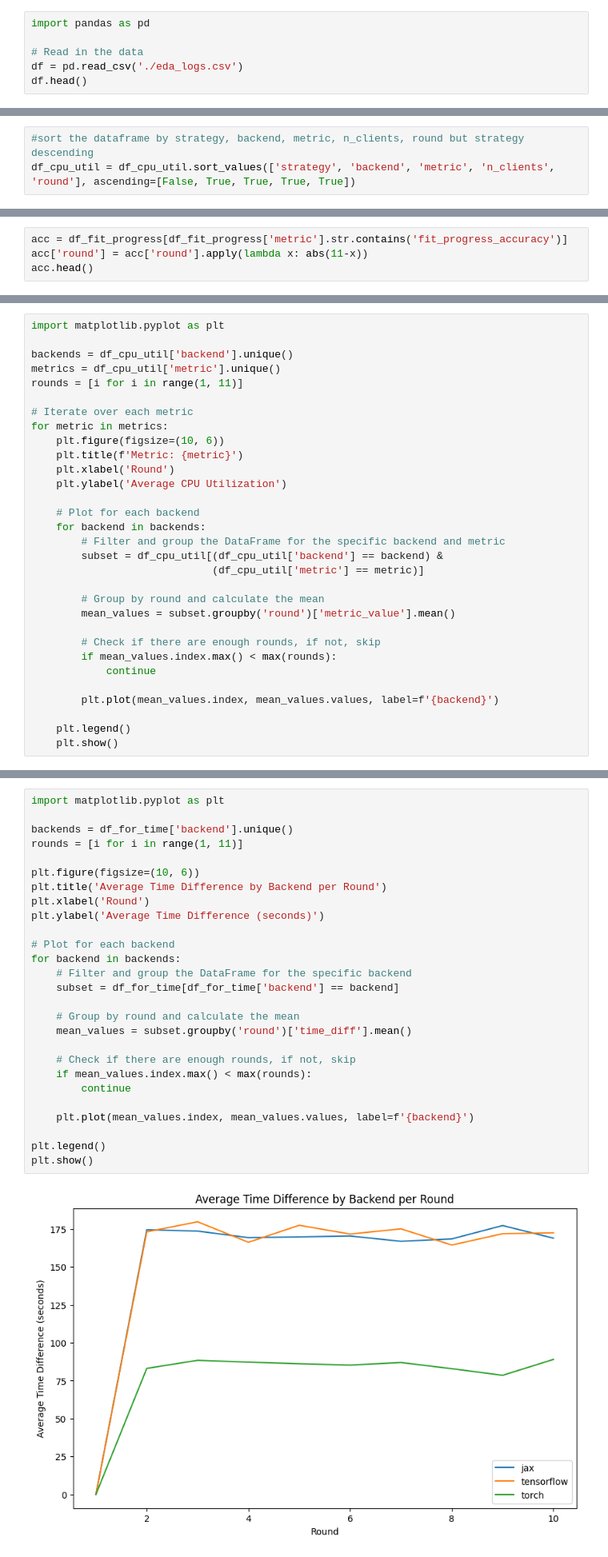
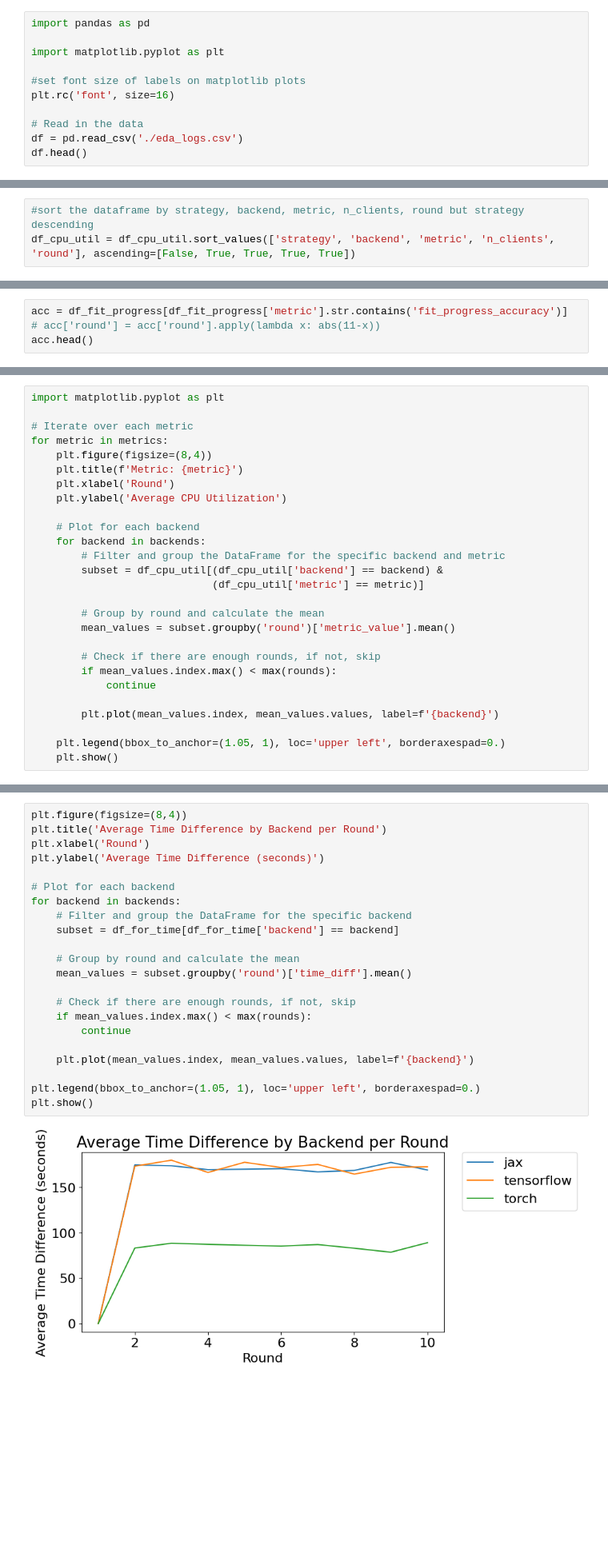
Before and after one commit to fedorTurchenko18/dsc-516, a Jupyter notebook: federated-learning-results/eda_logs.ipynb, the cells around one changed output, grey strips where cells are left out. Shown at 80% size. Cells and saved outputs as stored; diff of their text form; blank space fills up the shorter version.

```diff
--- a/federated-learning-results/eda_logs.ipynb
+++ b/federated-learning-results/eda_logs.ipynb
@@ -1,5 +1,10 @@
 # %%
 import pandas as pd
+
+import matplotlib.pyplot as plt
+
+#set font size of labels on matplotlib plots
+plt.rc('font', size=16)
 
 # Read in the data
 df = pd.read_csv('./eda_logs.csv')
@@ -121,6 +126,6 @@ df_fit_progress.head()
 | 44 | FedAvg | 2 | jax | True | NaN | fit_progress_loss | 0.608002 | 688.885122693 | 3 |
 # %%
 acc = df_fit_progress[df_fit_progress['metric'].str.contains('fit_progress_accuracy')]
-acc['round'] = acc['round'].apply(lambda x: abs(11-x))
+# acc['round'] = acc['round'].apply(lambda x: abs(11-x))
 acc.head()
 # %% [output]
@@ -220,13 +232,9 @@ acc.head()
 # %%
 import matplotlib.pyplot as plt
 
-backends = df_cpu_util['backend'].unique()
-metrics = df_cpu_util['metric'].unique()
-rounds = [i for i in range(1, 11)]
-
 # Iterate over each metric
 for metric in metrics:
-    plt.figure(figsize=(10, 6))
+    plt.figure(figsize=(8,4))
     plt.title(f'Metric: {metric}')
     plt.xlabel('Round')
     plt.ylabel('Average CPU Utilization')
@@ -246,6 +254,6 @@ for metric in metrics:
 
         plt.plot(mean_values.index, mean_values.values, label=f'{backend}')
 
-    plt.legend()
+    plt.legend(bbox_to_anchor=(1.05, 1), loc='upper left', borderaxespad=0.)
     plt.show()
 # %% [output]
@@ -280,31 +288,26 @@ print(df_for_time)
 
 [360 rows x 6 columns]
 # %%
-import matplotlib.pyplot as plt
-
-backends = df_for_time['backend'].unique()
-rounds = [i for i in range(1, 11)]
-
-plt.figure(figsize=(10, 6))
+plt.figure(figsize=(8,4))
 plt.title('Average Time Difference by Backend per Round')
 plt.xlabel('Round')
 plt.ylabel('Average Time Difference (seconds)')
 
 # Plot for each backend
 for backend in backends:
     # Filter and group the DataFrame for the specific backend
     subset = df_for_time[df_for_time['backend'] == backend]
 
     # Group by round and calculate the mean
     mean_values = subset.groupby('round')['time_diff'].mean()
 
     # Check if there are enough rounds, if not, skip
     if mean_values.index.max() < max(rounds):
         continue
 
     plt.plot(mean_values.index, mean_values.values, label=f'{backend}')
 
-plt.legend()
+plt.legend(bbox_to_anchor=(1.05, 1), loc='upper left', borderaxespad=0.)
 plt.show()
 # %% [output]
-[figure, old version]
+[figure, new version]
```
Also changed, not shown: parts of 14 cells of this notebook.
